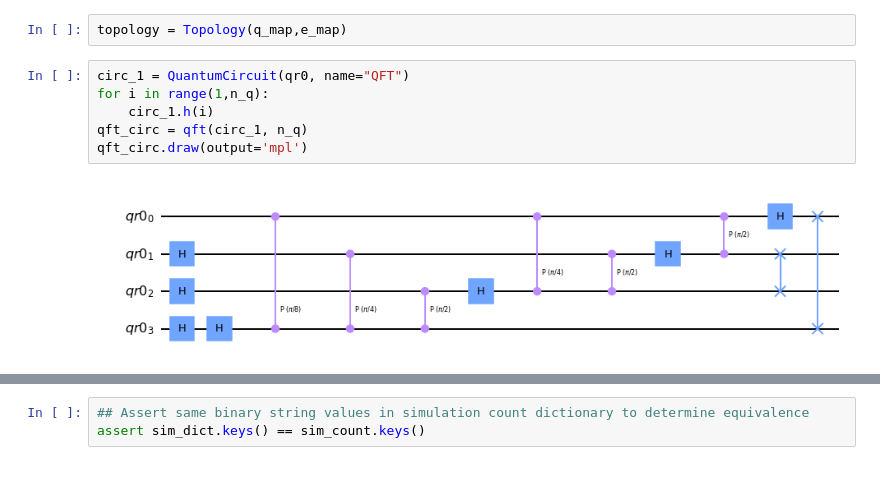
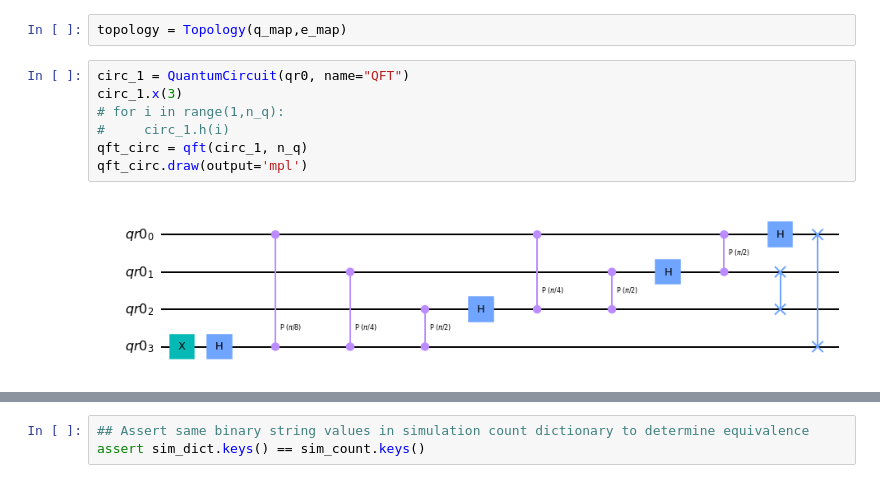
Before and after one commit to Interlin-q/diskit, a Jupyter notebook: distributed_qiskit/LayerByLayer.ipynb, the cells around one changed output, grey strips where cells are left out. Drawn from its saved outputs; the diff is of its cells as text.

```diff
--- a/distributed_qiskit/LayerByLayer.ipynb
+++ b/distributed_qiskit/LayerByLayer.ipynb
@@ -281,9 +282,10 @@ q_map, e_map
 topology = Topology(q_map,e_map)
 # %%
 circ_1 = QuantumCircuit(qr0, name="QFT")
-for i in range(1,n_q):
-    circ_1.h(i)
+circ_1.x(3)
+# for i in range(1,n_q):
+#     circ_1.h(i)
 qft_circ = qft(circ_1, n_q)
 qft_circ.draw(output='mpl')
 # %% [output]
-[figure, old version]
+[figure, new version]
```
Also changed, not shown: parts of 16 cells of this notebook, 1 other file.
